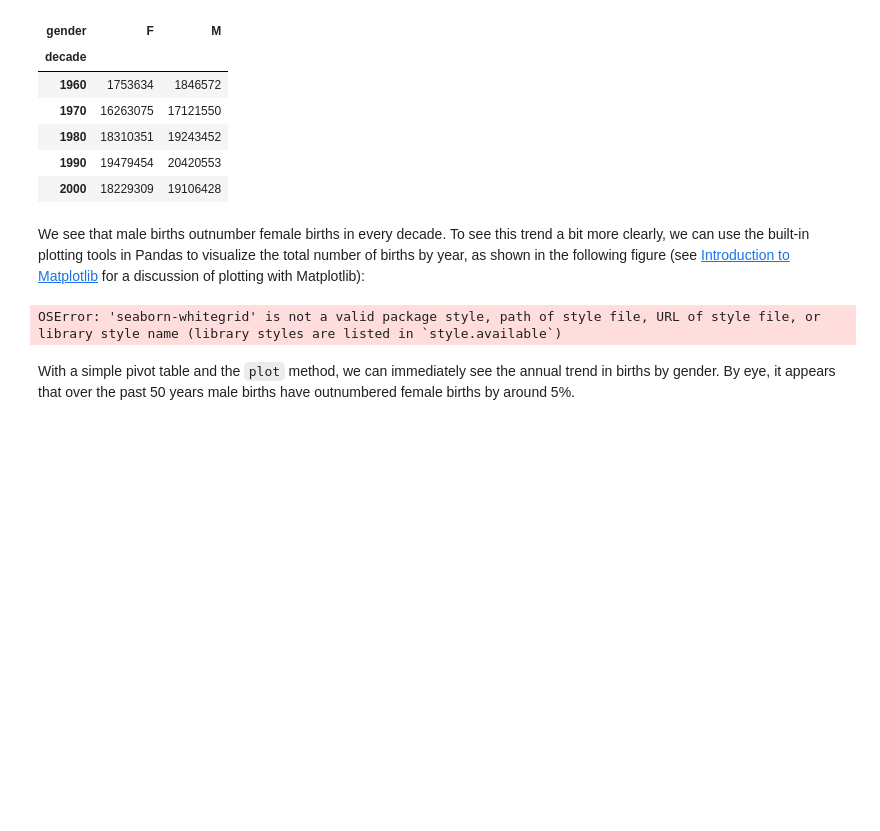
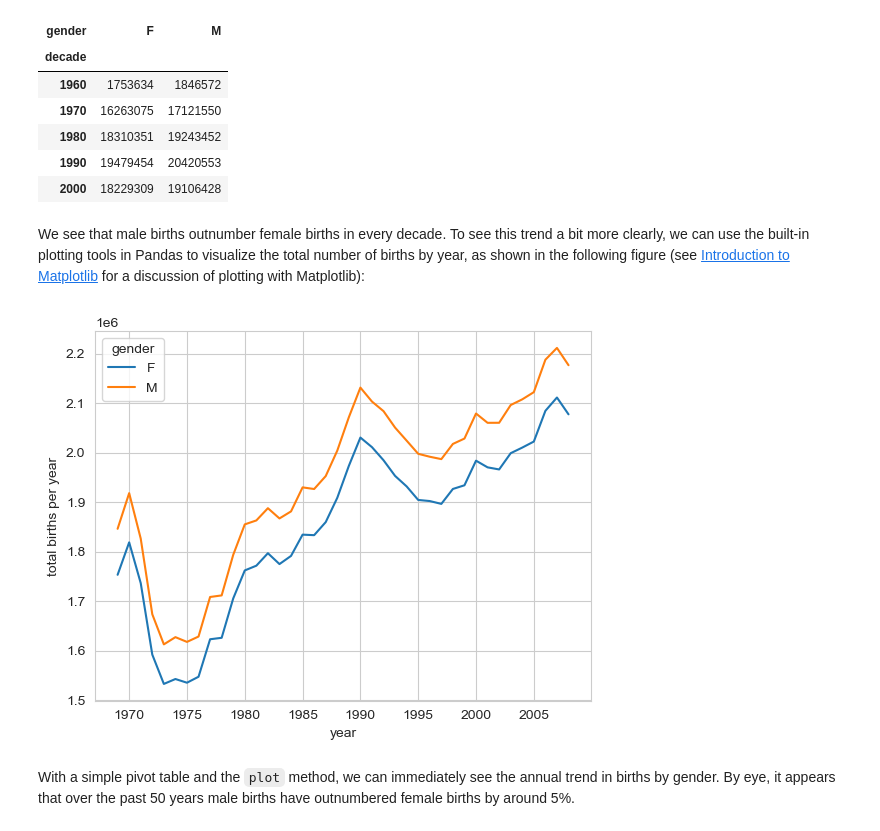
Before and after one commit to jacquimoreland/PythonDataScienceHandbook, a Jupyter notebook: notebooks/03.09-Pivot-Tables.ipynb, the cells around one changed output. Drawn from its saved outputs; the diff is of its cells as text; code cells hidden in the pictures; blank space fills up the shorter version.

```diff
--- a/notebooks/03.09-Pivot-Tables.ipynb
+++ b/notebooks/03.09-Pivot-Tables.ipynb
@@ -190,12 +201,13 @@ To see this trend a bit more clearly, we can use the built-in plotting tools in
 # %%
 %matplotlib inline
 import matplotlib.pyplot as plt
-plt.style.use('seaborn-whitegrid')
+#plt.style.use('seaborn-whitegrid')
+sns.set_style('whitegrid')  # important for visualizing graph
 births.pivot_table(
-    'births', index='year', columns='gender', aggfunc='sum').plot()
-plt.ylabel('total births per year');
+    'births', index='year', columns='gender', aggfunc='sum').plot()     # plot this pivot table
+plt.ylabel('total births per year');    # give it a y-label
 # %% [output]
-OSError: 'seaborn-whitegrid' is not a valid package style, path of style file, URL of style file, or library style name (library styles are listed in `style.available`)
+[figure, added]
 # %% [markdown]
 With a simple pivot table and the `plot` method, we can immediately see the annual trend in births by gender. By eye, it appears that over the past 50 years male births have outnumbered female births by around 5%.
 # %% [markdown]
```
Also changed, not shown: parts of 8 cells of this notebook, 1 other file.
